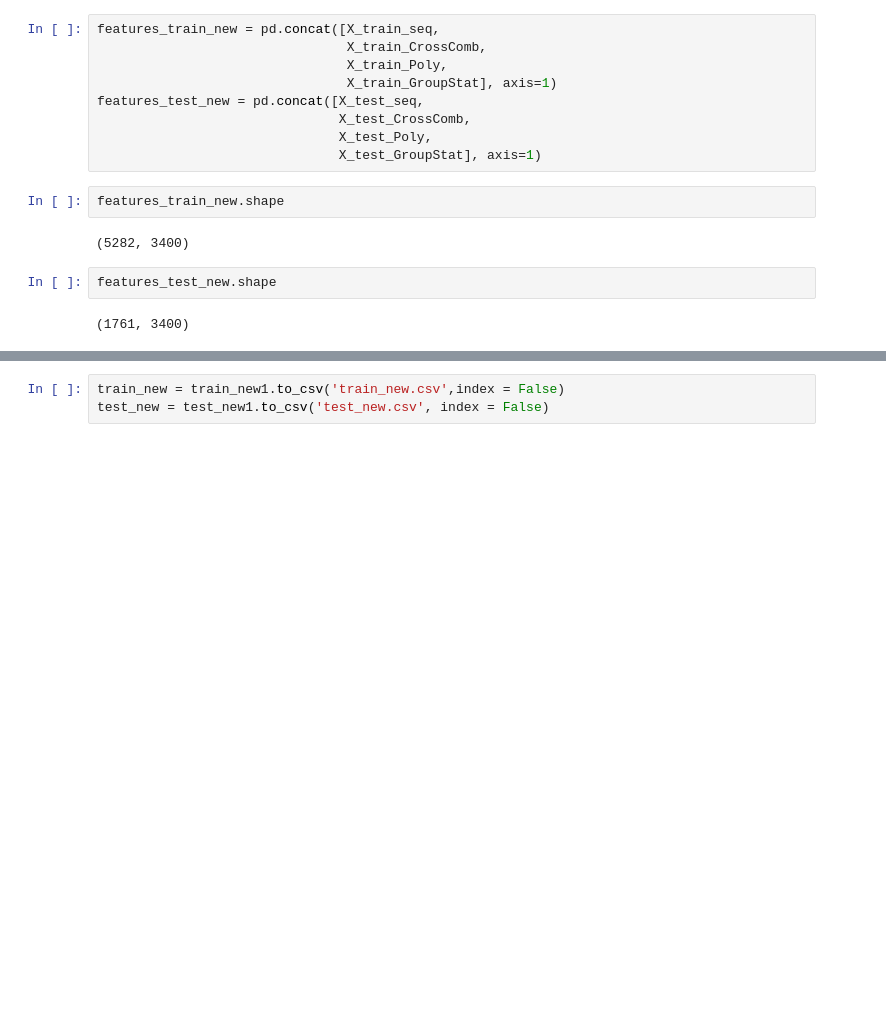
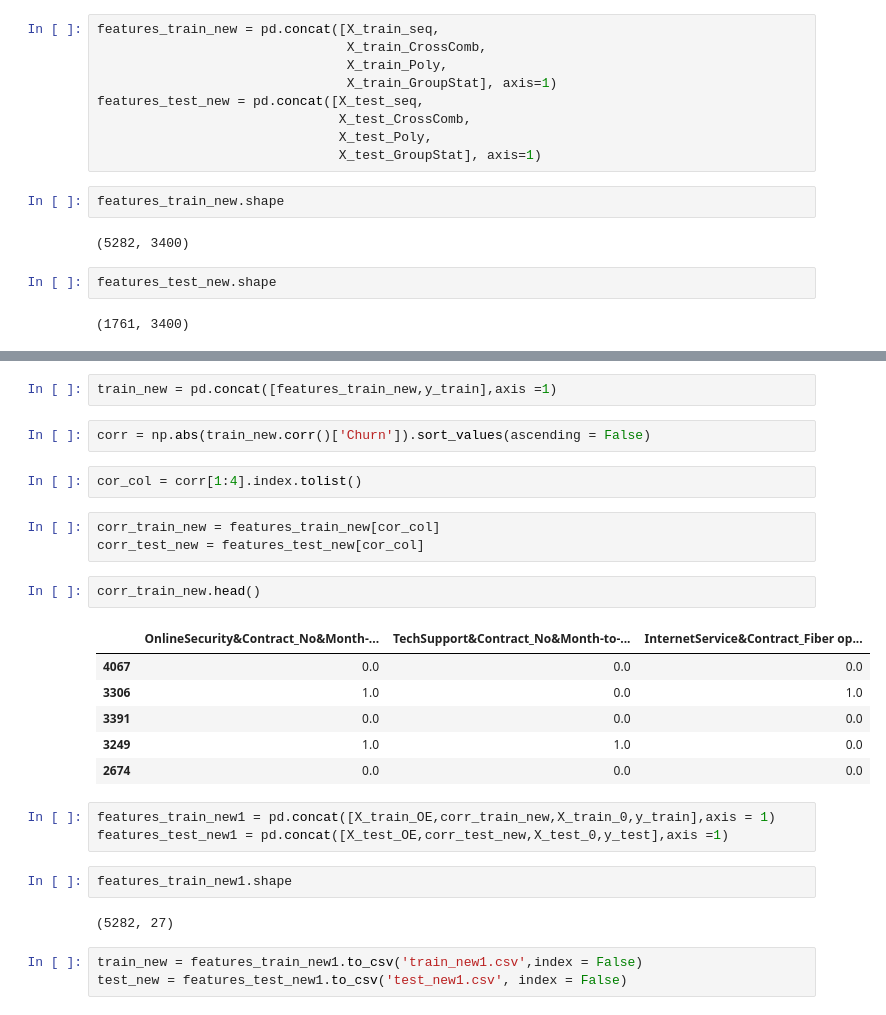
Before and after one commit to 5Hongjian/Telco_Customer_Churn_, a Jupyter notebook: get_features.ipynb, the cells around one changed output, grey strips where cells are left out. Drawn from its saved outputs; the diff is of its cells as text; blank space fills up the shorter version.

```diff
--- a/get_features.ipynb
+++ b/get_features.ipynb
@@ -653,3 +597,28 @@ train_new1.head()
-# %%
-train_new = train_new1.to_csv('train_new.csv',index = False)
-test_new = test_new1.to_csv('test_new.csv', index = False)
+# %%
+train_new = pd.concat([features_train_new,y_train],axis =1)
+# %%
+corr = np.abs(train_new.corr()['Churn']).sort_values(ascending = False)
+# %%
+cor_col = corr[1:4].index.tolist()
+# %%
+corr_train_new = features_train_new[cor_col]
+corr_test_new = features_test_new[cor_col]
+# %%
+corr_train_new.head()
+# %% [output]
+|  | OnlineSecurity&Contract_No&Month-... | TechSupport&Contract_No&Month-to-... | InternetService&Contract_Fiber op... |
+| 4067 | 0.0 | 0.0 | 0.0 |
+| 3306 | 1.0 | 0.0 | 1.0 |
+| 3391 | 0.0 | 0.0 | 0.0 |
+| 3249 | 1.0 | 1.0 | 0.0 |
+| 2674 | 0.0 | 0.0 | 0.0 |
+# %%
+features_train_new1 = pd.concat([X_train_OE,corr_train_new,X_train_0,y_train],axis = 1)
+features_test_new1 = pd.concat([X_test_OE,corr_test_new,X_test_0,y_test],axis =1)
+# %%
+features_train_new1.shape
+# %% [output]
+(5282, 27)
+# %%
+train_new = features_train_new1.to_csv('train_new1.csv',index = False)
+test_new = features_test_new1.to_csv('test_new1.csv', index = False)
```
Also changed, not shown: parts of 9 cells of this notebook, 8 other files.
